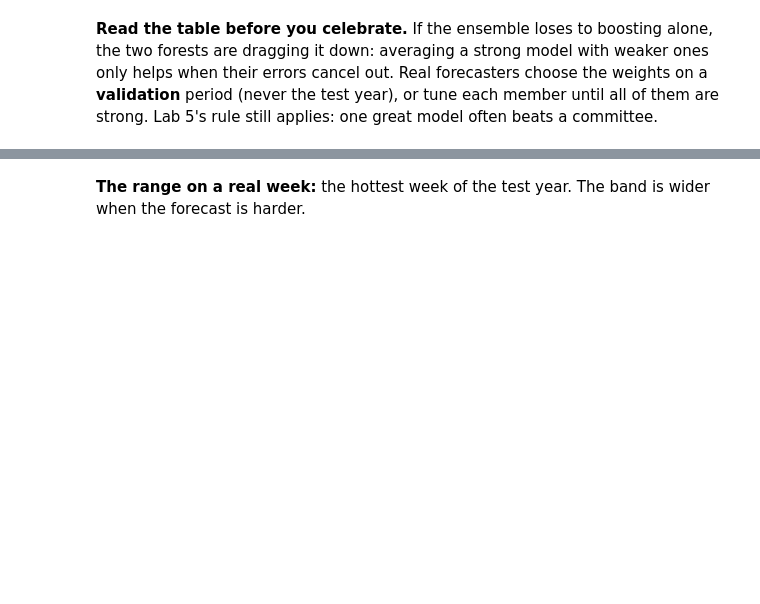
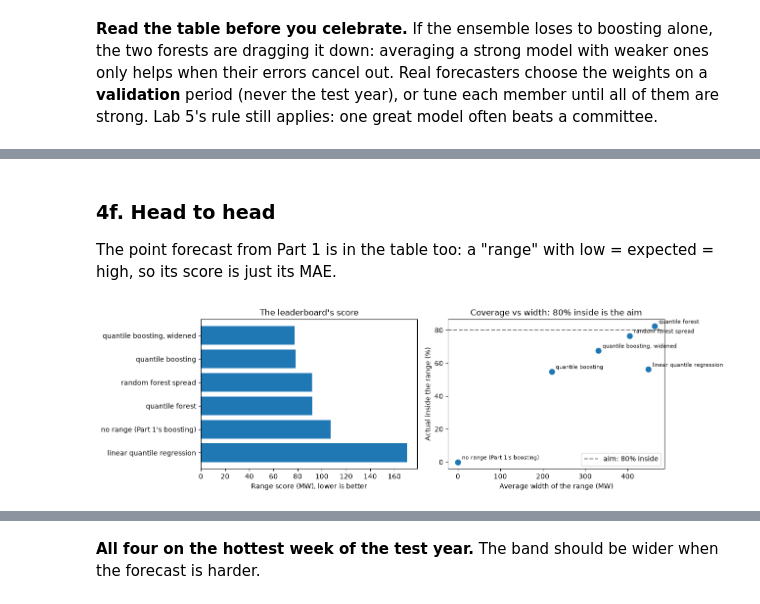
Before and after one commit to drdave-teaching/OPIM5512-notebooks, a Jupyter notebook: Module4/Lab5_Bonus_Features_Ensembles_Ranges.ipynb, the cells around one changed output, grey strips where cells are left out. Cells and saved outputs as stored; diff of their text form; code cells hidden in the pictures; blank space fills up the shorter version.

```diff
--- a/Module4/Lab5_Bonus_Features_Ensembles_Ranges.ipynb
+++ b/Module4/Lab5_Bonus_Features_Ensembles_Ranges.ipynb
@@ -223,0 +670,26 @@ print("Expected (median) MAE:", round(mean_absolute_error(ranges["actual"], rang
+# %% [markdown]
+### 4f. Head to head
+The point forecast from Part 1 is in the table too: a "range" with low = expected = high, so its score is just its MAE.
+# %%
+results.append(judge("no range (Part 1's boosting)", pred_boost, pred_boost, pred_boost))
+board = pd.DataFrame(results).drop_duplicates("method", keep="last").sort_values("range_score").reset_index(drop=True)
+
+fig, ax = plt.subplots(1, 2, figsize=(13, 4))
+ax[0].barh(board["method"], board["range_score"])
+ax[0].invert_yaxis()
+ax[0].set_xlabel("Range score (MW), lower is better")
+ax[0].set_title("The leaderboard's score")
+ax[1].scatter(board["avg_width_mw"], board["inside_range_pct"], s=60)
+for i in range(len(board)):
+    ax[1].annotate(board["method"].iloc[i], (board["avg_width_mw"].iloc[i], board["inside_range_pct"].iloc[i]),
+                   textcoords="offset points", xytext=(6, 4), fontsize=8)
+ax[1].axhline(80, color="gray", linestyle="--", label="aim: 80% inside")
+ax[1].set_xlabel("Average width of the range (MW)")
+ax[1].set_ylabel("Actual inside the range (%)")
+ax[1].set_title("Coverage vs width: 80% inside is the aim")
+ax[1].legend()
+plt.tight_layout()
+plt.show()
+board
+# %% [output]
+[figure, added]
@@ -224,3 +703,3 @@ print("Expected (median) MAE:", round(mean_absolute_error(ranges["actual"], rang
 # %% [markdown]
-**The range on a real week:** the hottest week of the test year. The band is wider when the forecast is harder.
+**All four on the hottest week of the test year.** The band should be wider when the forecast is harder.
 # %%
```
Also changed, not shown: parts of 61 cells of this notebook.
